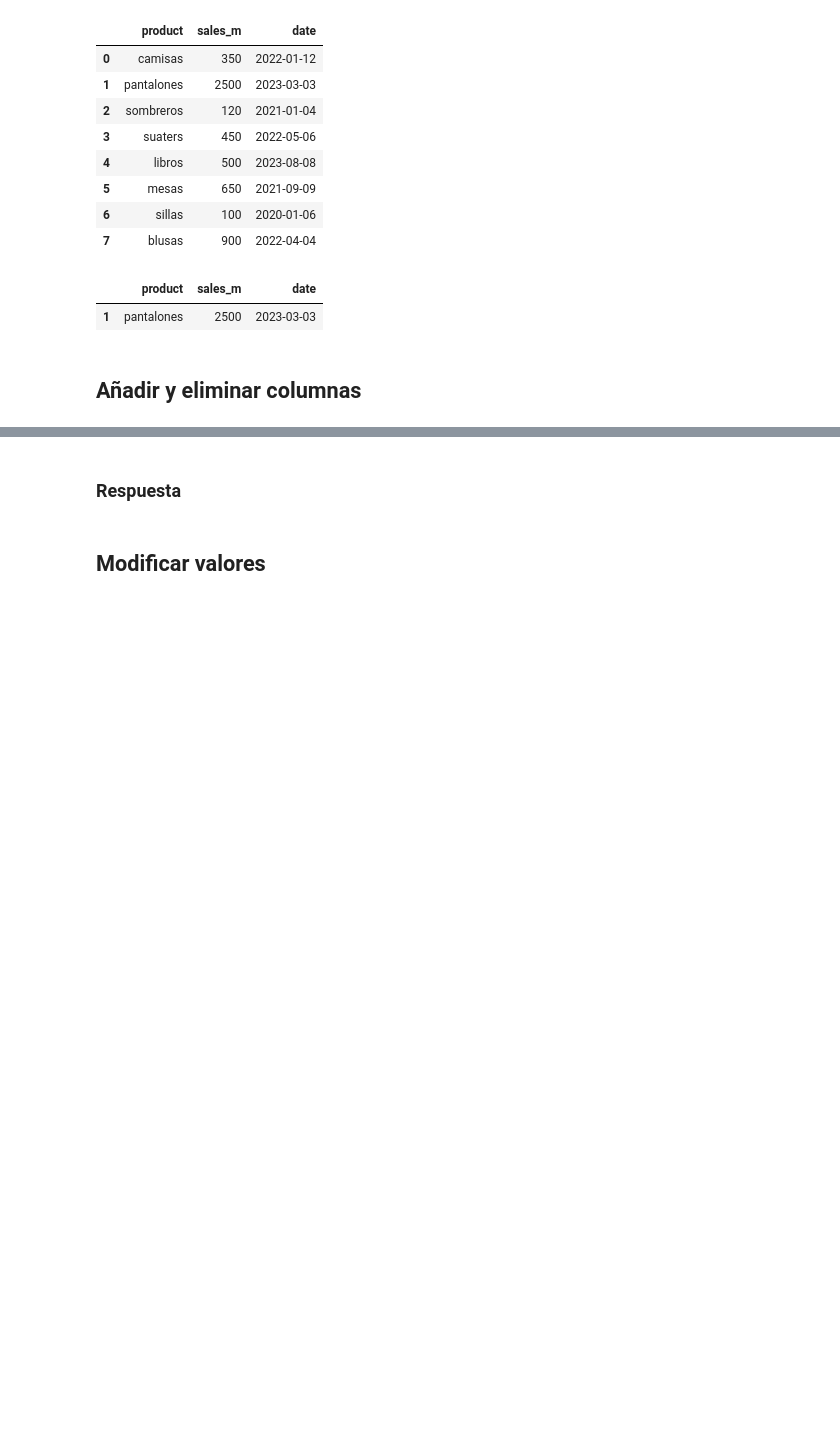
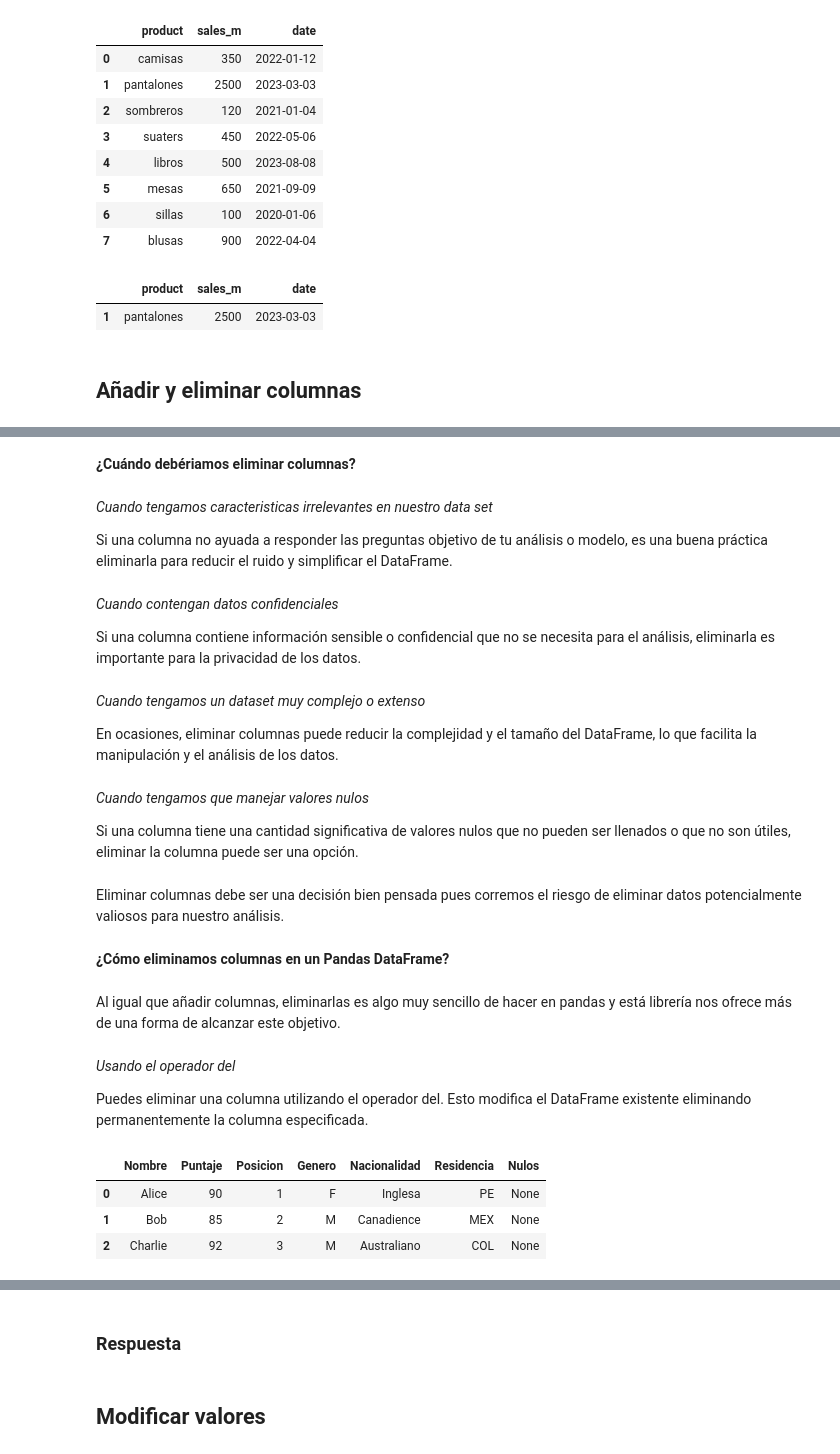
Before and after one commit to Ninigocancino/hola_pandas, a Jupyter notebook: fundamentos_pandas/manipulacion_de_datos.ipynb, the cells around one changed output, grey strips where cells are left out. Saved outputs shown, nothing was run; the diff lists cells and outputs as text; code cells hidden in the pictures; blank space fills up the shorter version.

```diff
--- a/fundamentos_pandas/manipulacion_de_datos.ipynb
+++ b/fundamentos_pandas/manipulacion_de_datos.ipynb
@@ -213,0 +277,39 @@ v_2023
+# %% [markdown]
+**¿Cuándo debériamos eliminar columnas?**
+# %% [markdown]
+*Cuando tengamos caracteristicas irrelevantes en nuestro data set*
+
+Si una columna no ayuada a responder las preguntas objetivo de tu análisis o modelo, es una buena práctica eliminarla para reducir el ruido y simplificar el DataFrame.
+# %% [markdown]
+*Cuando contengan datos confidenciales*
+
+Si una columna contiene información sensible o confidencial que no se necesita para el análisis, eliminarla es importante para la privacidad de los datos.
+# %% [markdown]
+*Cuando tengamos un dataset muy complejo o extenso*
+
+En ocasiones, eliminar columnas puede reducir la complejidad y el tamaño del DataFrame, lo que facilita la manipulación y el análisis de los datos.
+# %% [markdown]
+*Cuando tengamos que manejar valores nulos*
+
+Si una columna tiene una cantidad significativa de valores nulos que no pueden ser llenados o que no son útiles, eliminar la columna puede ser una opción.
+# %% [markdown]
+Eliminar columnas debe ser una decisión bien pensada pues corremos el riesgo de eliminar datos potencialmente valiosos para nuestro análisis.
+# %% [markdown]
+**¿Cómo eliminamos columnas en un Pandas DataFrame?**
+# %% [markdown]
+Al igual que añadir columnas, eliminarlas es algo muy sencillo de hacer en pandas y está librería nos ofrece más de una forma de alcanzar este objetivo.
+# %% [markdown]
+*Usando el operador del*
+
+Puedes eliminar una columna utilizando el operador del. Esto modifica el DataFrame existente eliminando permanentemente la columna especificada.
+# %%
+#usaremos los datos del ejemplo anterior
+
+del df_Nplus['Edad']
+
+df_Nplus
+# %% [output]
+|  | Nombre | Puntaje | Posicion | Genero | Nacionalidad | Residencia | Nulos |
+| 0 | Alice | 90 | 1 | F | Inglesa | PE | None |
+| 1 | Bob | 85 | 2 | M | Canadience | MEX | None |
+| 2 | Charlie | 92 | 3 | M | Australiano | COL | None |
```
Also changed, not shown: parts of 31 cells of this notebook.
